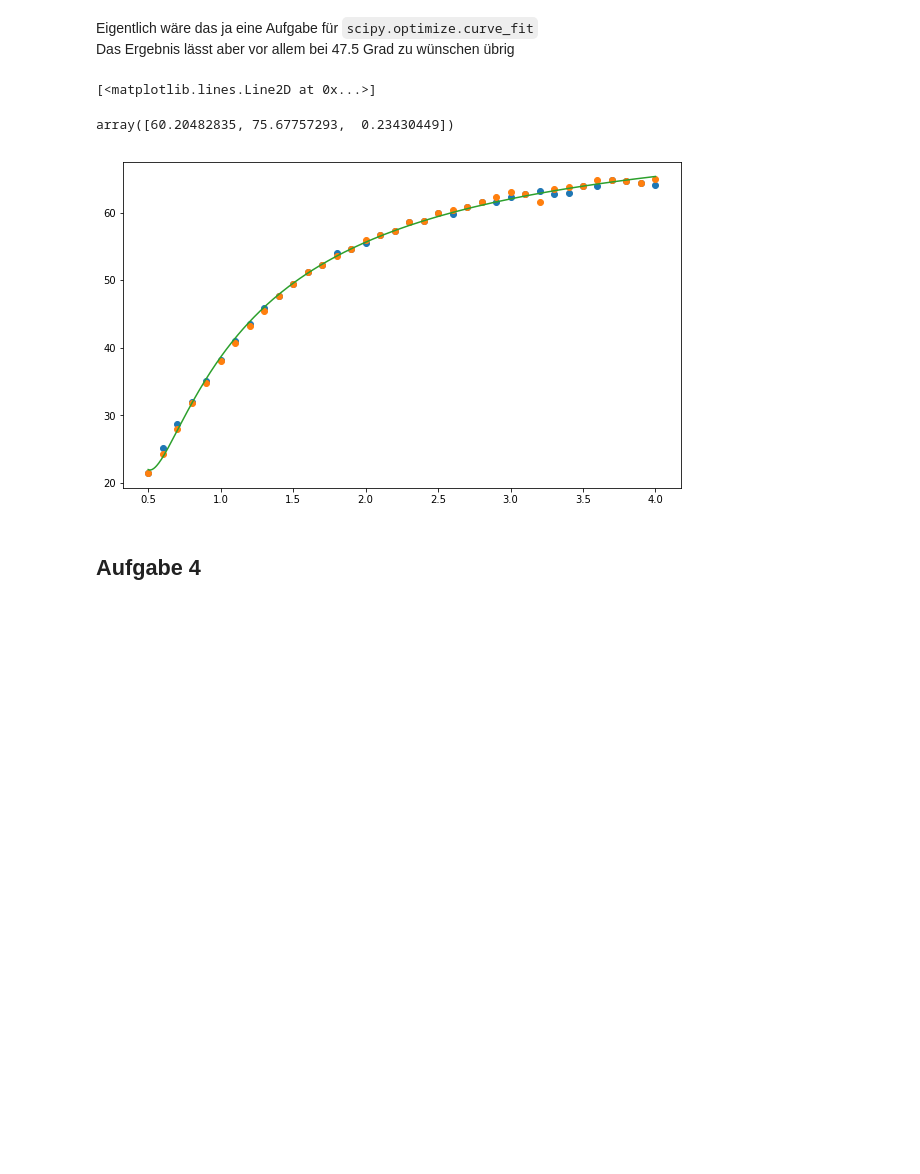
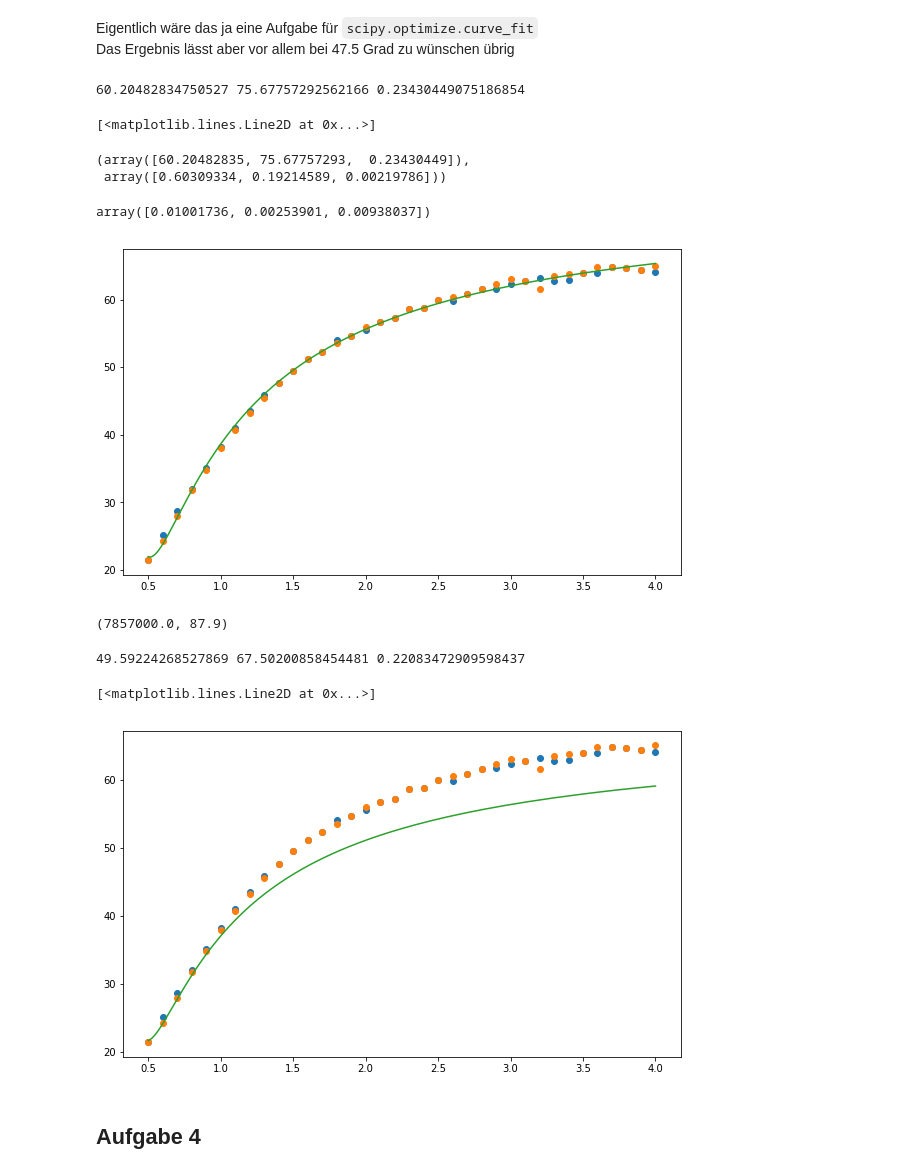
Before and after one commit to ces42/praktikum1, a Jupyter notebook: ZUS/Daten/Auswertung.ipynb, the cells around one changed output. Cells and saved outputs as stored; diff of their text form; code cells hidden in the pictures; blank space fills up the shorter version.

```diff
--- a/ZUS/Daten/Auswertung.ipynb
+++ b/ZUS/Daten/Auswertung.ipynb
@@ -145,14 +144,35 @@ f = lambda x, α, β, γ: -α*x + β/(1 - γ*x)
 popt, pcov = scipy.optimize.curve_fit(f, 1/V[T], p[T]*V[T], [60, 70, 0.25],
                                       bounds=(0, [inf, inf, min(V[T])]), sigma=[0.55]*len(V[T]))
 α, β, γ = popt
+print(α, β, γ)
 _ = plt.plot(V[T], transpose([pab[T]*V[T], pauf[T]*V[T]]), 'o')
 x = linspace(min(1/V[T]), max(1/V[T]), 200)
 plt.plot(1/x, f(x, α, β, γ))
-popt
+popt, sqrt(diag(pcov))
+sqrt(diag(pcov)) / popt
 # %% [output]
-[<matplotlib.lines.Line2D at 0x...>]
+60.20482834750527 75.67757292562166 0.23430449075186854
-array([60.20482835, 75.67757293,  0.23430449])
+[<matplotlib.lines.Line2D at 0x...>]
+(array([60.20482835, 75.67757293,  0.23430449]),
+ array([0.60309334, 0.19214589, 0.00219786]))
+array([0.01001736, 0.00253901, 0.00938037])
 [figure]
+# %%
+atrue = 0.7857 * 1e7; btrue = 87.9
+atrue, btrue
+αtrue = atrue * n**2
+βtrue = n * const.R * (T + const.zero_Celsius) * 10
+γtrue = btrue * n
+print(αtrue, βtrue, γtrue)
+
+_ = plt.plot(V[T], transpose([pab[T]*V[T], pauf[T]*V[T]]), 'o')
+x = linspace(min(1/V[T]), max(1/V[T]), 200)
+plt.plot(1/x, f(x, αtrue, βtrue, γtrue))
+# %% [output]
+(7857000.0, 87.9)
+49.59224268527869 67.50200858454481 0.22083472909598437
+[<matplotlib.lines.Line2D at 0x...>]
+[figure, added]
 # %% [markdown]
 ## Aufgabe 4
 # %%
```
Also changed, not shown: parts of 1 cell of this notebook, 1 other file.
